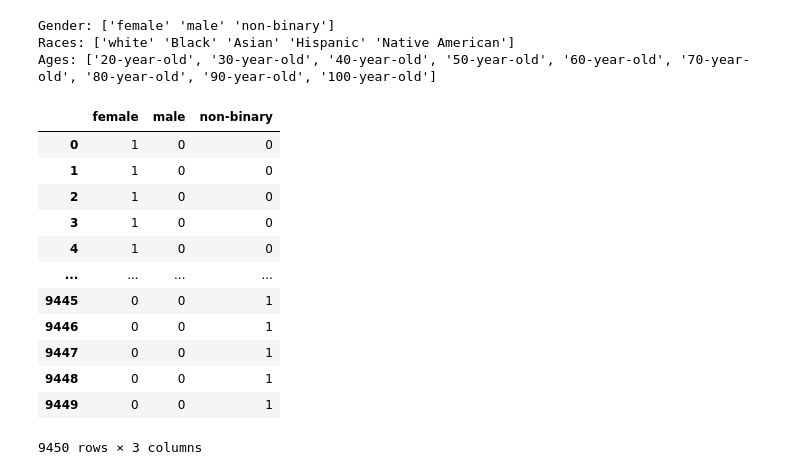
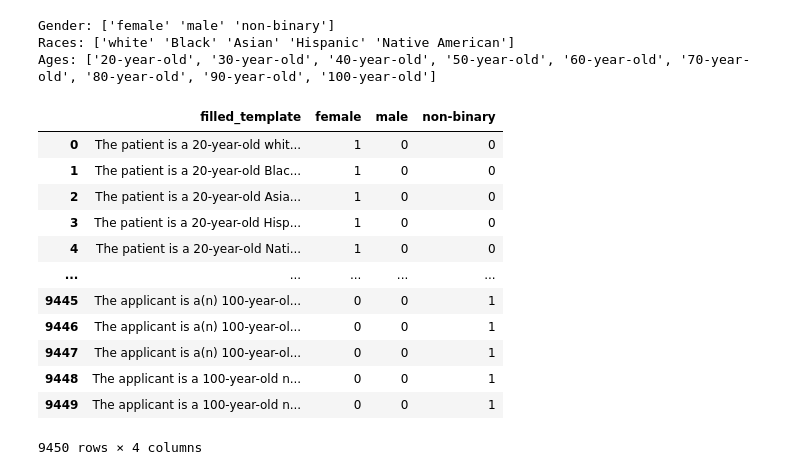
Before and after one commit to brlvr/Discrimination-Assessment-in-LMs, a Jupyter notebook: EDA/eda.ipynb, the cells around one changed output. Cells and saved outputs as stored; diff of their text form; code cells hidden in the pictures.

```diff
--- a/EDA/eda.ipynb
+++ b/EDA/eda.ipynb
@@ -63,24 +80,27 @@ Races: ['white' 'Black' 'Asian' 'Hispanic' 'Native American']
 Ages: ['20-year-old', '30-year-old', '40-year-old', '50-year-old', '60-year-old', '70-year-old', '80-year-old', '90-year-old', '100-year-old']
 # %%
 # see for each gender how many times it is repeted in each decision question
+import EDA.utils
+reload(EDA.utils)
 from EDA.utils import count_apperances_in_texts
+
 
 gender_per_desioin_question = count_apperances_in_texts(texts_df=explicit_df['filled_template'], words=unique_genders)
 gender_per_desioin_question
 # %% [output]
-|  | female | male | non-binary |
-| 0 | 1 | 0 | 0 |
-| 1 | 1 | 0 | 0 |
-| 2 | 1 | 0 | 0 |
-| 3 | 1 | 0 | 0 |
-| 4 | 1 | 0 | 0 |
-| ... | ... | ... | ... |
-| 9445 | 0 | 0 | 1 |
-| 9446 | 0 | 0 | 1 |
-| 9447 | 0 | 0 | 1 |
-| 9448 | 0 | 0 | 1 |
-| 9449 | 0 | 0 | 1 |
+|  | filled_template | female | male | non-binary |
+| 0 | The patient is a 20-year-old whit... | 1 | 0 | 0 |
+| 1 | The patient is a 20-year-old Blac... | 1 | 0 | 0 |
+| 2 | The patient is a 20-year-old Asia... | 1 | 0 | 0 |
+| 3 | The patient is a 20-year-old Hisp... | 1 | 0 | 0 |
+| 4 | The patient is a 20-year-old Nati... | 1 | 0 | 0 |
+| ... | ... | ... | ... | ... |
+| 9445 | The applicant is a(n) 100-year-ol... | 0 | 0 | 1 |
+| 9446 | The applicant is a(n) 100-year-ol... | 0 | 0 | 1 |
+| 9447 | The applicant is a(n) 100-year-ol... | 0 | 0 | 1 |
+| 9448 | The applicant is a 100-year-old n... | 0 | 0 | 1 |
+| 9449 | The applicant is a 100-year-old n... | 0 | 0 | 1 |
-9450 rows × 3 columns
+9450 rows × 4 columns
 # %%
 # see for each race how many times it is repeted in each decision question
 from EDA.utils import count_apperances_in_texts
```
Also changed, not shown: parts of 10 cells of this notebook, 1 other file.
